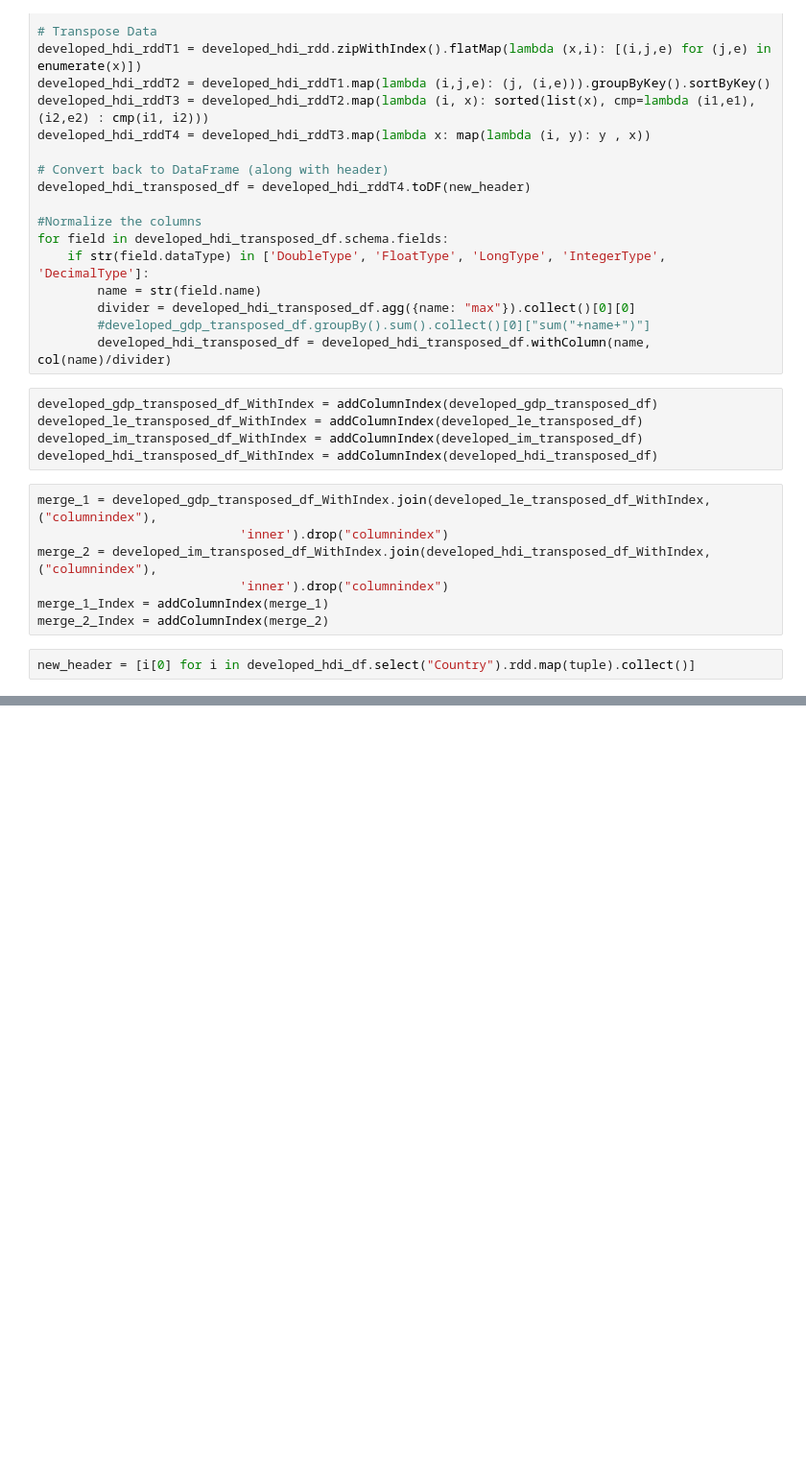
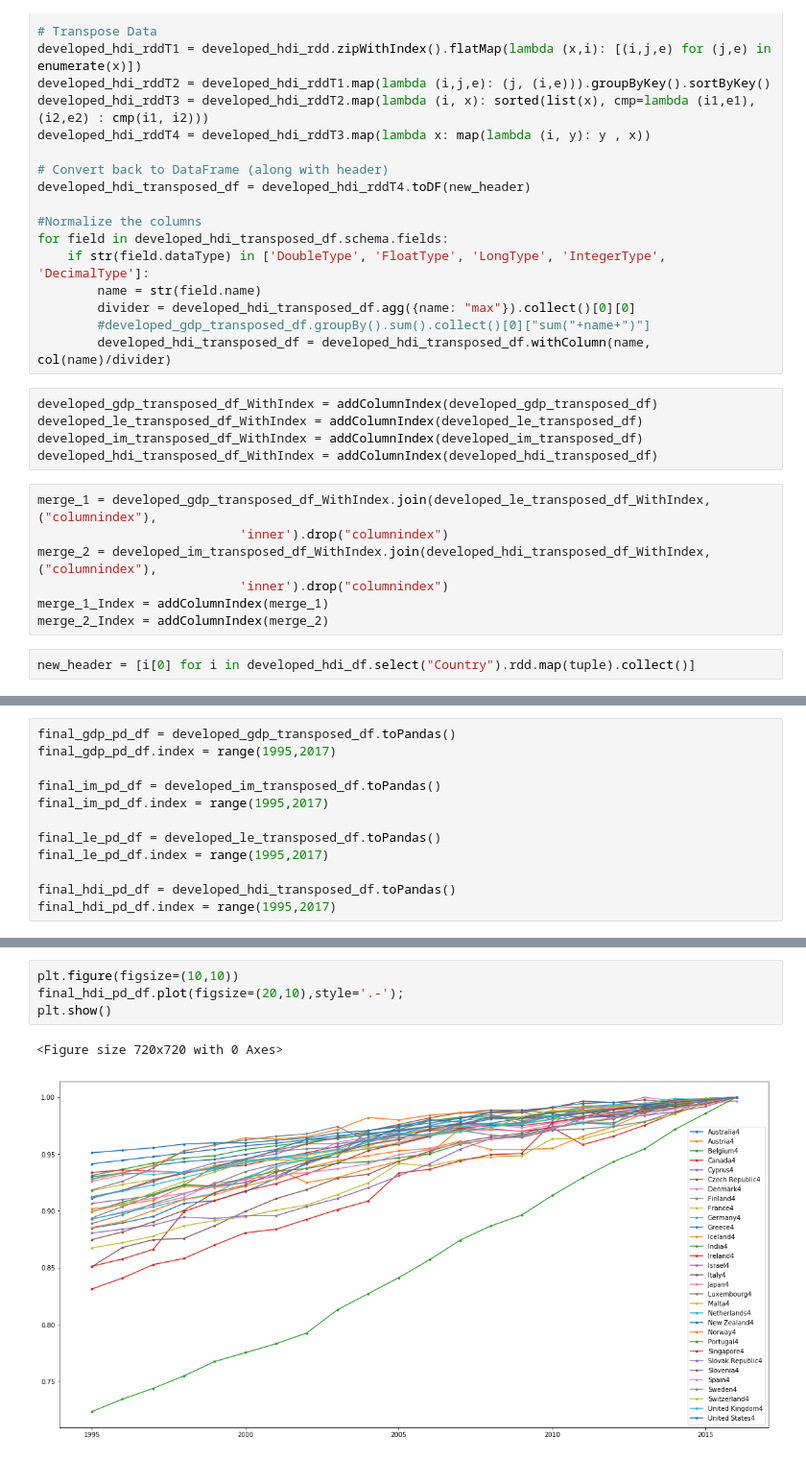
Before and after one commit to Sid231/India-Developed-Country-2020, a Jupyter notebook: Spark_Developed_countries_visual.ipynb, the cells around one changed output, grey strips where cells are left out. Shown: that part at 96% size. Saved outputs shown, nothing was run; the diff lists cells and outputs as text; blank space fills up the shorter version.

```diff
--- a/Spark_Developed_countries_visual.ipynb
+++ b/Spark_Developed_countries_visual.ipynb
@@ -223,0 +225,12 @@ print((grand_df_countries.count(), len(grand_df_countries.columns)))
+# %%
+final_gdp_pd_df = developed_gdp_transposed_df.toPandas()
+final_gdp_pd_df.index = range(1995,2017)
+
+final_im_pd_df = developed_im_transposed_df.toPandas()
+final_im_pd_df.index = range(1995,2017)
+
+final_le_pd_df = developed_le_transposed_df.toPandas()
+final_le_pd_df.index = range(1995,2017)
+
+final_hdi_pd_df = developed_hdi_transposed_df.toPandas()
+final_hdi_pd_df.index = range(1995,2017)
@@ -223,0 +247,7 @@ print((grand_df_countries.count(), len(grand_df_countries.columns)))
+# %%
+plt.figure(figsize=(10,10))
+final_hdi_pd_df.plot(figsize=(20,10),style='.-');
+plt.show()
+# %% [output]
+<Figure size 720x720 with 0 Axes>
+[figure, added]
```
Also changed, not shown: parts of 7 cells of this notebook, 27 other files.
